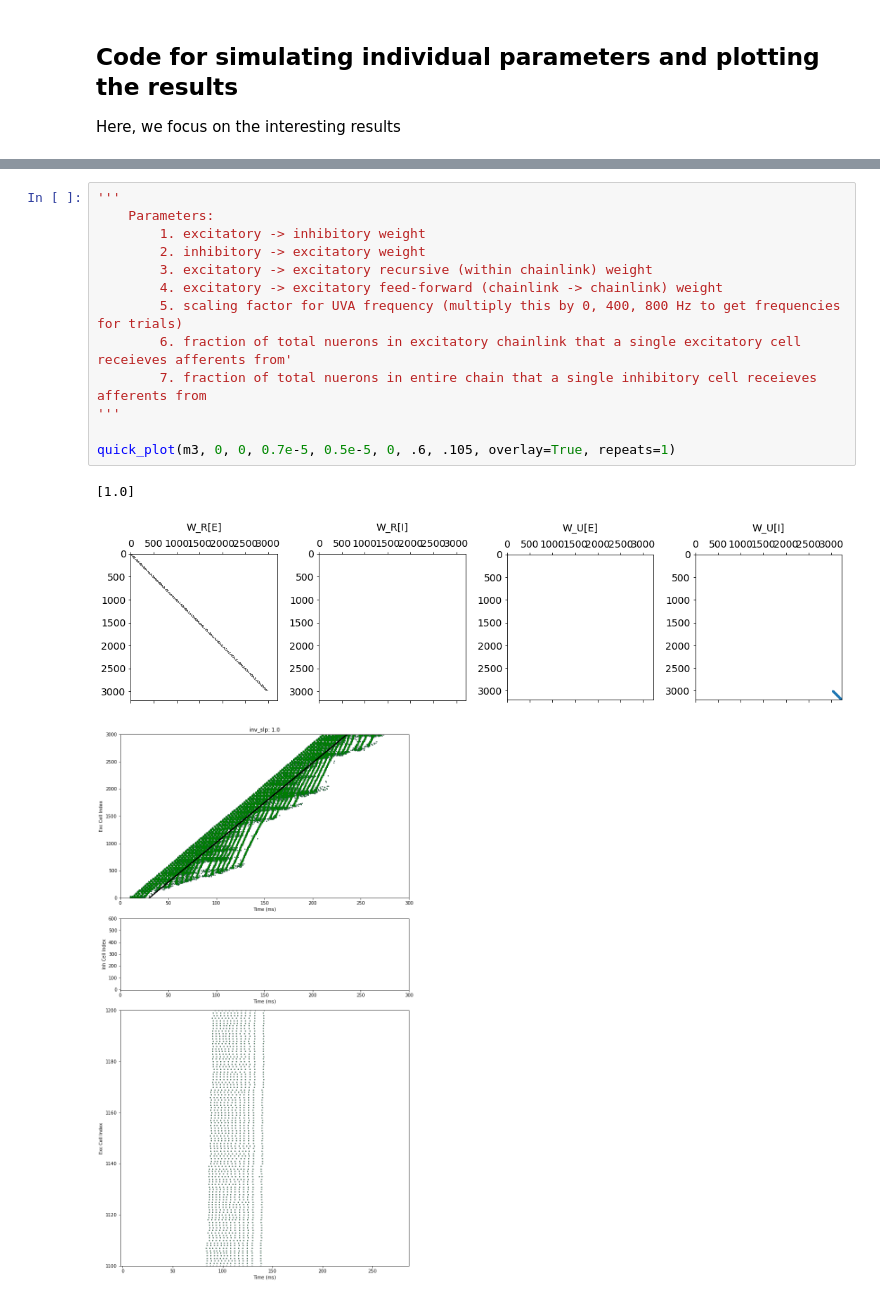
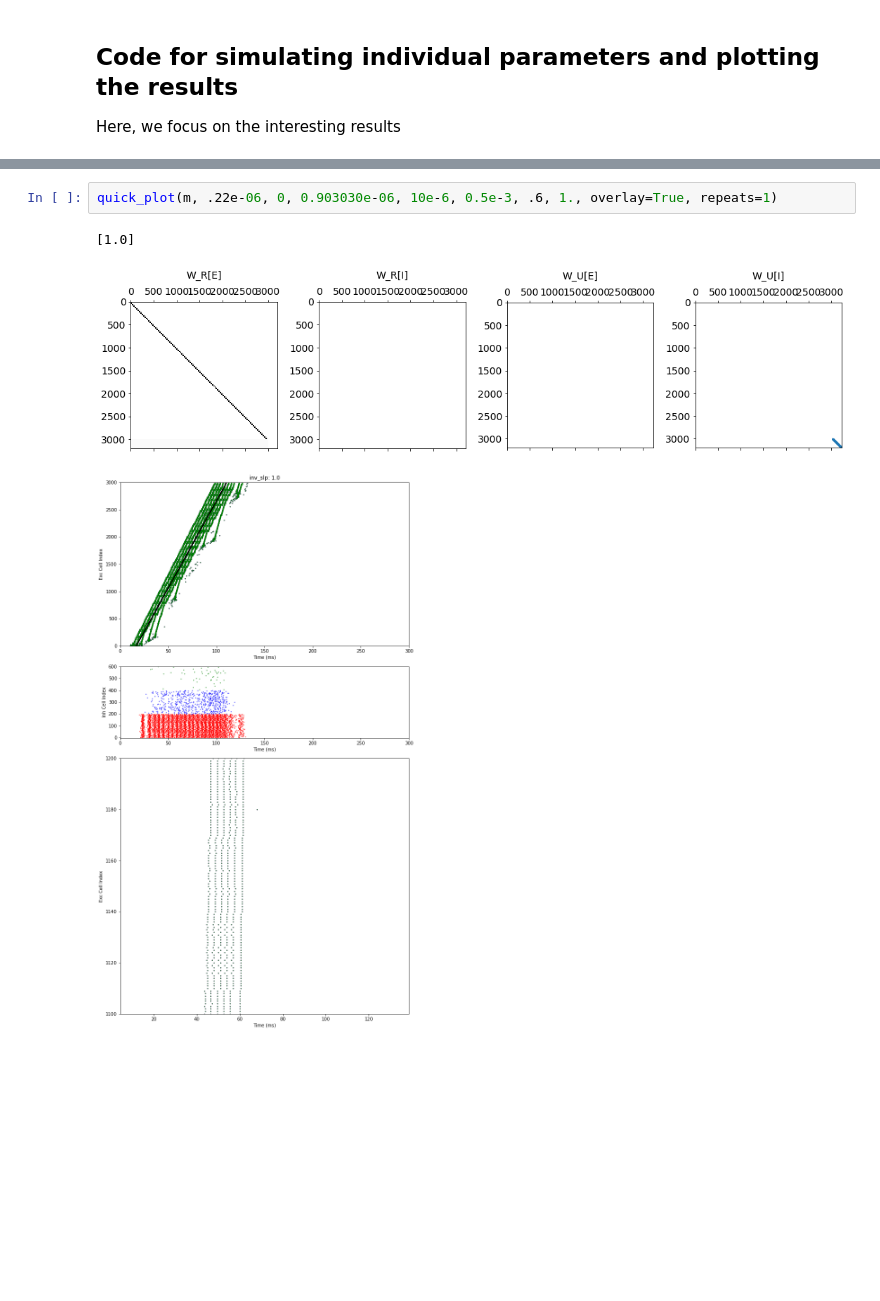
Before and after one commit to davidgbe/for_the_birds, a Jupyter notebook: indirect_inhibition_speed_control_biological_3.ipynb, the cells around one changed output, grey strips where cells are left out. Cells and saved outputs as stored; diff of their text form; blank space fills up the shorter version.

```diff
--- a/indirect_inhibition_speed_control_biological_3.ipynb
+++ b/indirect_inhibition_speed_control_biological_3.ipynb
@@ -350,17 +345,6 @@ quick_plot(m3, 0, 0, .1e-5, 1.0e-5, 0, .6, .105, overlay=True, repeats=1)
-# %%
-'''
-    Parameters:
-        1. excitatory -> inhibitory weight
-        2. inhibitory -> excitatory weight
-        3. excitatory -> excitatory recursive (within chainlink) weight
-        4. excitatory -> excitatory feed-forward (chainlink -> chainlink) weight
-        5. scaling factor for UVA frequency (multiply this by 0, 400, 800 Hz to get frequencies for trials)
-        6. fraction of total nuerons in excitatory chainlink that a single excitatory cell receieves afferents from'
-        7. fraction of total nuerons in entire chain that a single inhibitory cell receieves afferents from
-'''
-
-quick_plot(m3, 0, 0, 0.7e-5, 0.5e-5, 0, .6, .105, overlay=True, repeats=1)
-# %% [output]
-[1.0]
-[figure, removed]
-[figure, removed]
+# %%
+quick_plot(m, .22e-06, 0, 0.903030e-06, 10e-6, 0.5e-3, .6, 1., overlay=True, repeats=1)
+# %% [output]
+[1.0]
+[figure, added]
+[figure, added]
```
Also changed, not shown: parts of 9 cells of this notebook, 6 other files.
